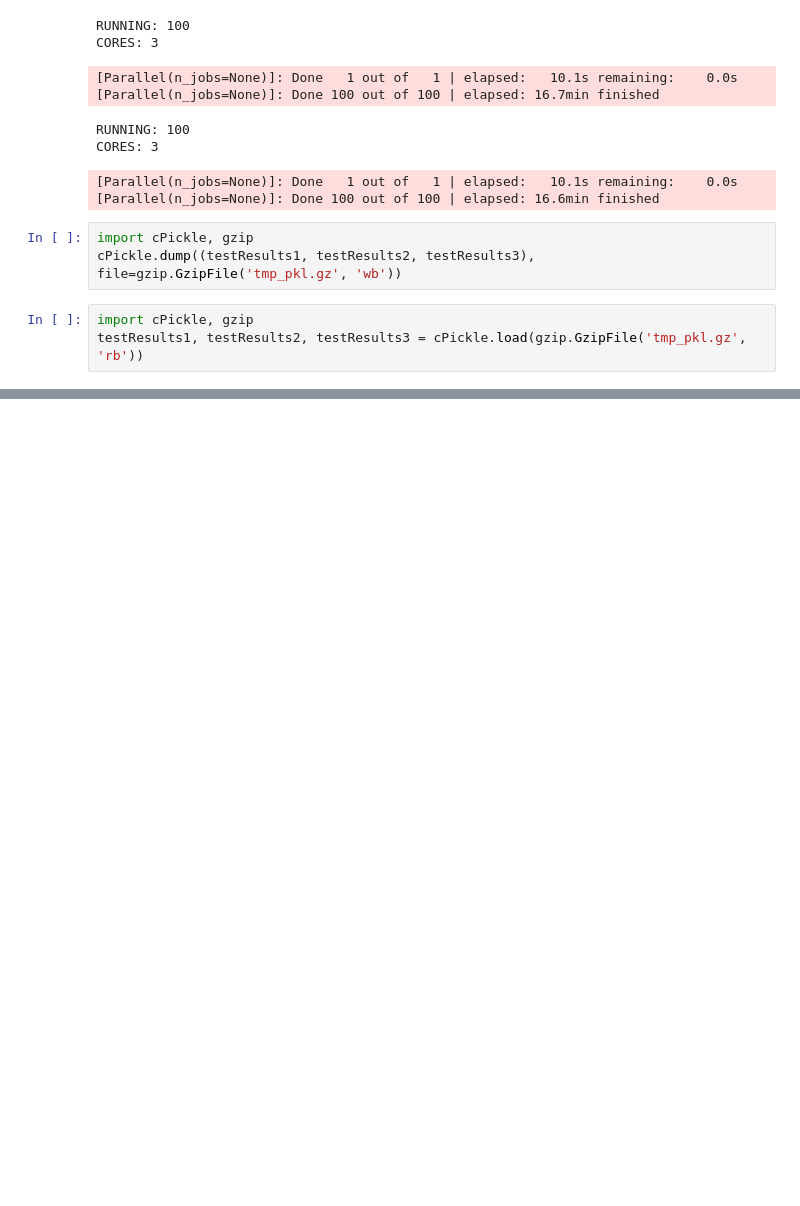
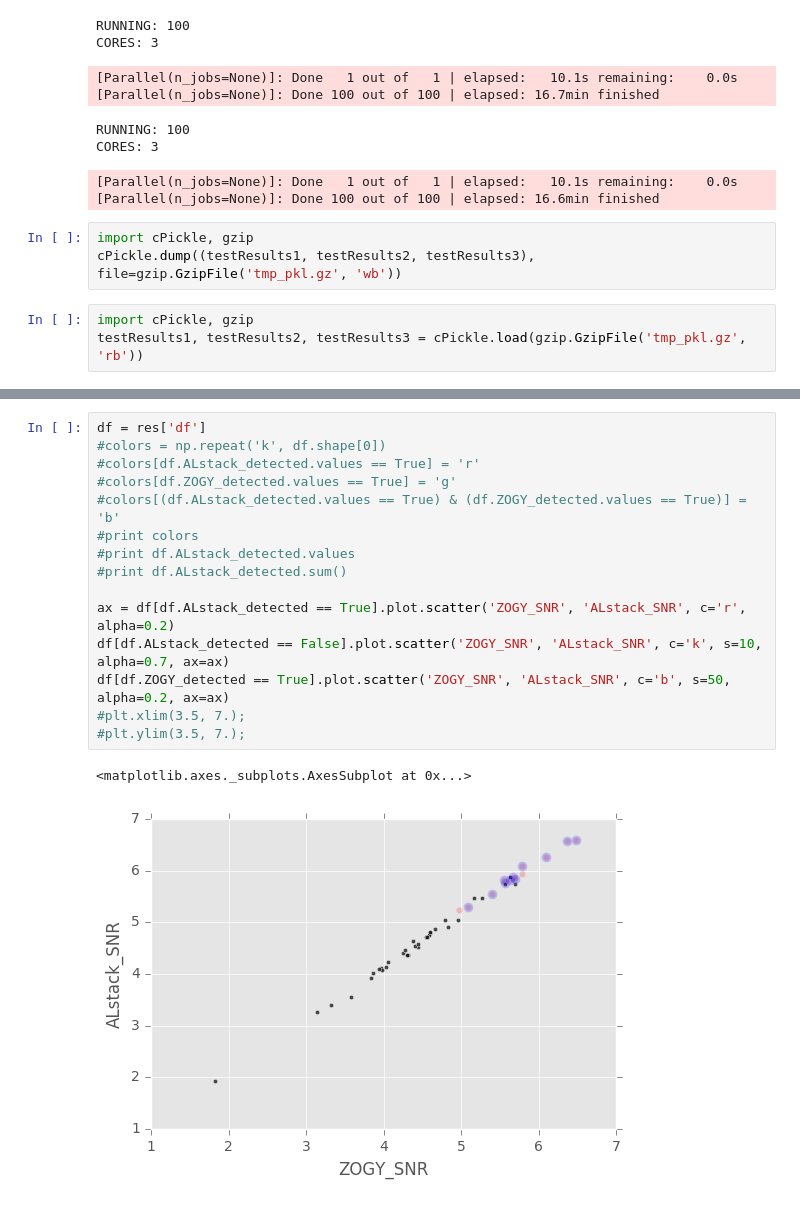
Before and after one commit to lsst-dm/diffimTests, a Jupyter notebook: 31. new tests.ipynb, the cells around one changed output, grey strips where cells are left out. Saved outputs shown, nothing was run; the diff lists cells and outputs as text; blank space fills up the shorter version.

```diff
--- a/31. new tests.ipynb
+++ b/31. new tests.ipynb
@@ -123,0 +166,18 @@ ZOGY:           5.34830973137 +/- 1.01070739635
+# %%
+df = res['df']
+#colors = np.repeat('k', df.shape[0])
+#colors[df.ALstack_detected.values == True] = 'r'
+#colors[df.ZOGY_detected.values == True] = 'g'
+#colors[(df.ALstack_detected.values == True) & (df.ZOGY_detected.values == True)] = 'b'
+#print colors
+#print df.ALstack_detected.values
+#print df.ALstack_detected.sum()
+
+ax = df[df.ALstack_detected == True].plot.scatter('ZOGY_SNR', 'ALstack_SNR', c='r', alpha=0.2)
+df[df.ALstack_detected == False].plot.scatter('ZOGY_SNR', 'ALstack_SNR', c='k', s=10, alpha=0.7, ax=ax)
+df[df.ZOGY_detected == True].plot.scatter('ZOGY_SNR', 'ALstack_SNR', c='b', s=50, alpha=0.2, ax=ax)
+#plt.xlim(3.5, 7.);
+#plt.ylim(3.5, 7.);
+# %% [output]
+<matplotlib.axes._subplots.AxesSubplot at 0x...>
+[figure, added]
```
Also changed, not shown: parts of 17 cells of this notebook, 6 other files.
